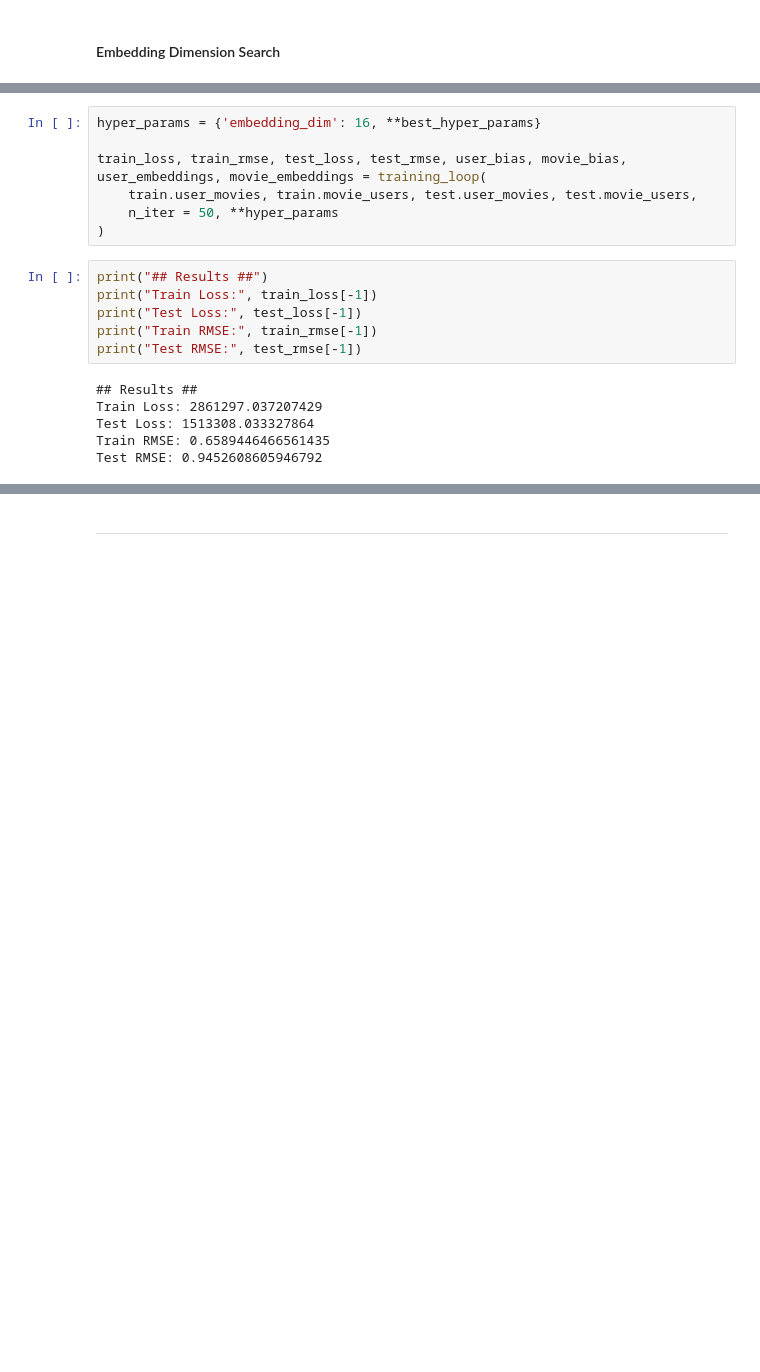
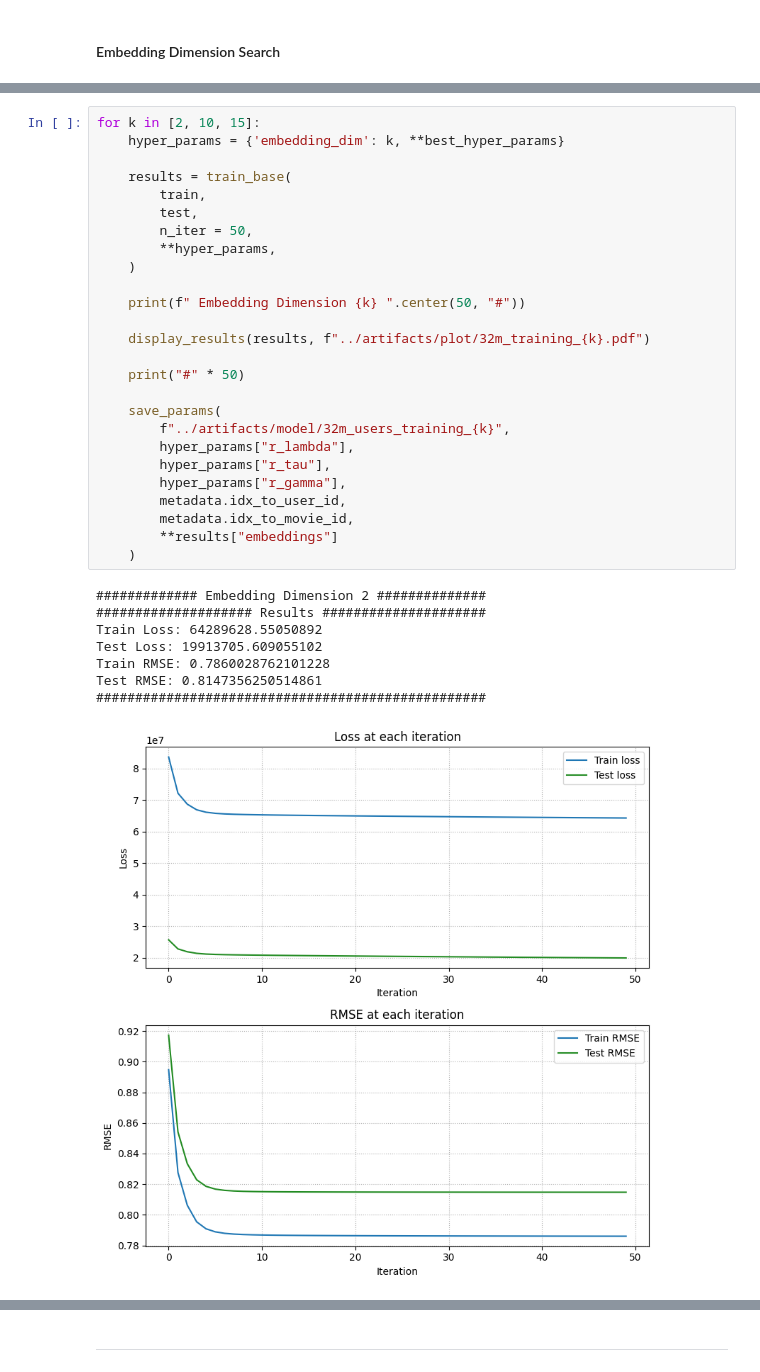
Before and after one commit to Toavina00/Recommender-system, a Jupyter notebook: notebooks/training.ipynb, the cells around one changed output, grey strips where cells are left out. Saved outputs shown, nothing was run; the diff lists cells and outputs as text; blank space fills up the shorter version.

```diff
--- a/notebooks/training.ipynb
+++ b/notebooks/training.ipynb
@@ -256,19 +226,35 @@ plt.show()
-# %%
-hyper_params = {'embedding_dim': 16, **best_hyper_params}
-
-train_loss, train_rmse, test_loss, test_rmse, user_bias, movie_bias, user_embeddings, movie_embeddings = training_loop(
-    train.user_movies, train.movie_users, test.user_movies, test.movie_users,
-    n_iter = 50, **hyper_params
-)
-# %%
-print("## Results ##")
-print("Train Loss:", train_loss[-1])
-print("Test Loss:", test_loss[-1])
-print("Train RMSE:", train_rmse[-1])
-print("Test RMSE:", test_rmse[-1])
-# %% [output]
-## Results ##
-Train Loss: 2861297.037207429
-Test Loss: 1513308.033327864
-Train RMSE: 0.6589446466561435
-Test RMSE: 0.9452608605946792
+# %%
+for k in [2, 10, 15]:
+    hyper_params = {'embedding_dim': k, **best_hyper_params}
+
+    results = train_base(
+        train,
+        test,
+        n_iter = 50,
+        **hyper_params,
+    )
+
+    print(f" Embedding Dimension {k} ".center(50, "#"))
+
+    display_results(results, f"../artifacts/plot/32m_training_{k}.pdf")
+
+    print("#" * 50)
+
+    save_params(
+        f"../artifacts/model/32m_users_training_{k}",
+        hyper_params["r_lambda"],
+        hyper_params["r_tau"],
+        hyper_params["r_gamma"],
+        metadata.idx_to_user_id,
+        metadata.idx_to_movie_id,
+        **results["embeddings"]
+    )
+# %% [output]
+############# Embedding Dimension 2 ##############
+#################### Results #####################
+Train Loss: 64289628.55050892
+Test Loss: 19913705.609055102
+Train RMSE: 0.7860028762101228
+Test RMSE: 0.8147356250514861
+##################################################
+[figure, added]
```
Also changed, not shown: parts of 65 cells of this notebook, 5 other files.
